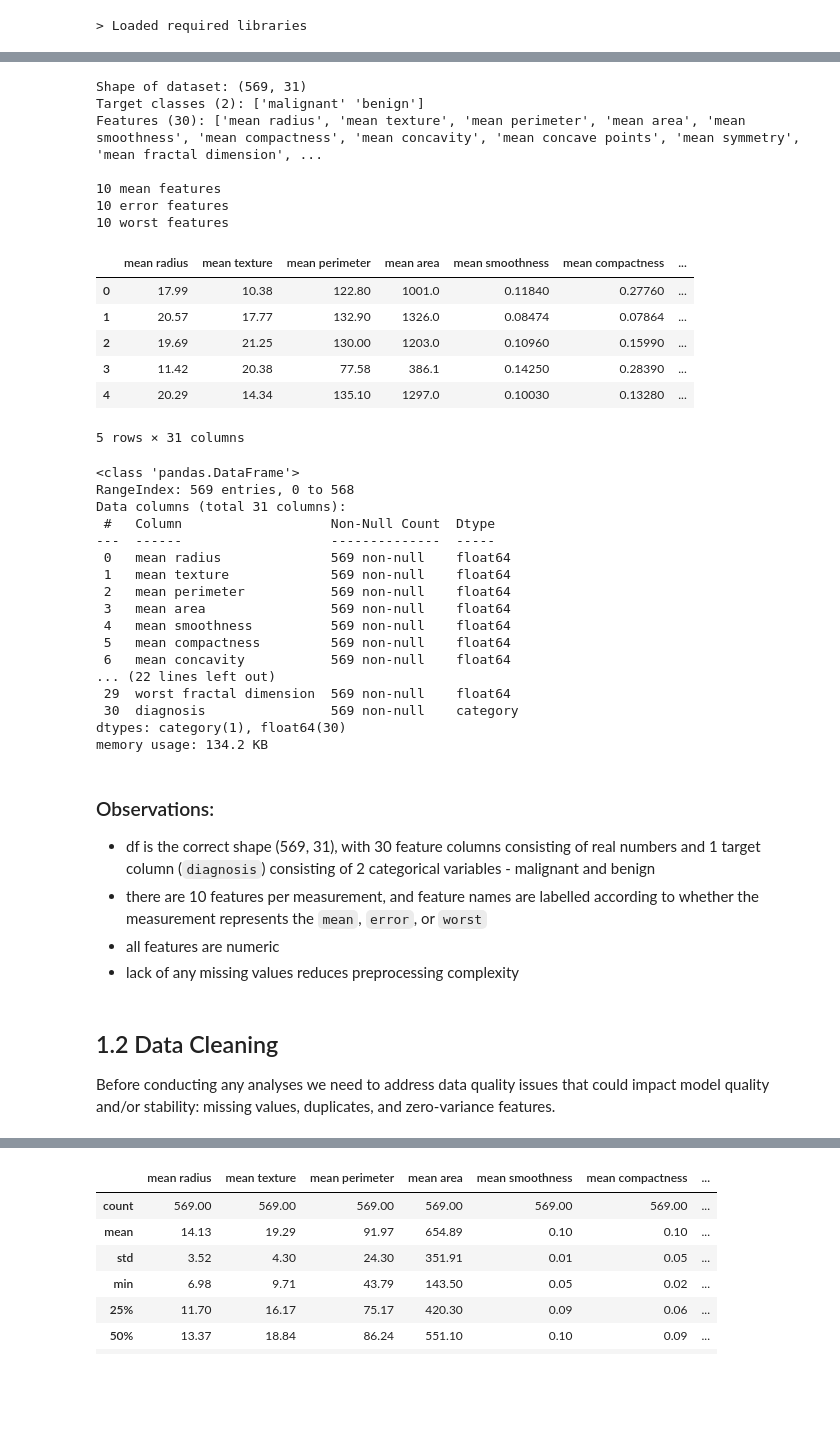
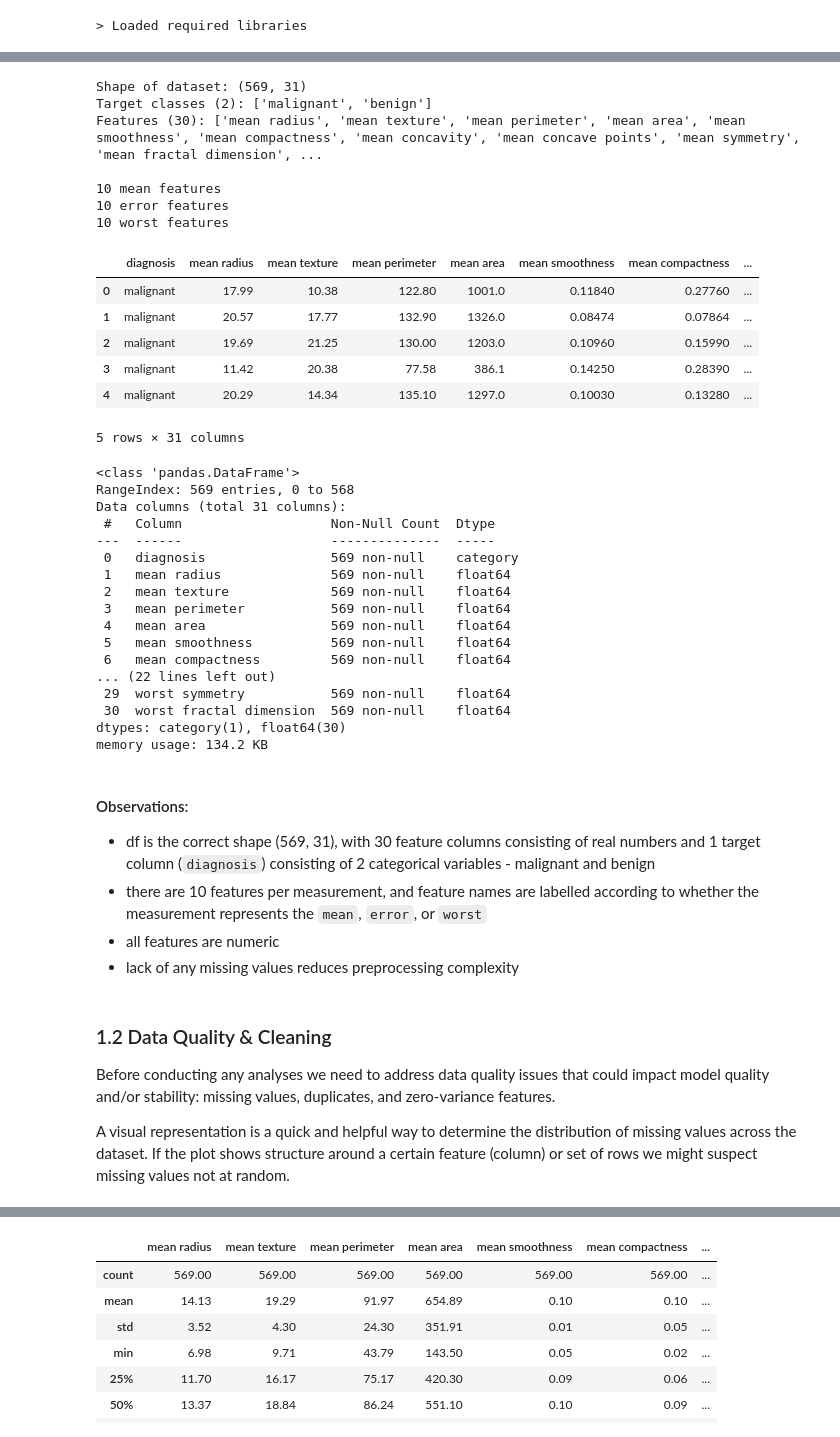
Before and after one commit to sarahcreighton/breast-cancer-classifier, a Jupyter notebook: notebooks/01_eda.ipynb, the cells around one changed output, grey strips where cells are left out. Cells and saved outputs as stored; diff of their text form; code cells hidden in the pictures; blank space fills up the shorter version.

```diff
--- a/notebooks/01_eda.ipynb
+++ b/notebooks/01_eda.ipynb
@@ -83,7 +96,9 @@ print("> Loaded required libraries")
 # %% [output]
 > Loaded required libraries
 # %%
-# hard-coded variables or flags go here
-cols = {"malignant": "darkblue", "benign": "skyblue"} # target
+# hard-coded variables or flags
+data_path = "../data/raw/wdbc.data"
+cols = {"malignant": "darkblue", "benign": "#04b2d1"} # target
+# cols = {"malignant": "#1f77b4", "benign": "#ff7f0e"} # target
 measures = ["mean", "error", "worst"]
 measures_cols = {"mean": "#3498DB", "error": "#F39C12", "worst": "#E74C3C"} # measures
@@ -90,39 +110,36 @@ measures_cols = {"mean": "#3498DB", "error": "#F39C12", "worst": "#E74C3C"} # me
 # %%
-# Load dataset
-data = load_breast_cancer()
-df = pd.DataFrame(data.data, columns = data.feature_names) # add features
+# load dataset
+df = load_raw_data(data_path)
 
-# re-map target to categorical: 0=Malignant, 1=Benign
-df["diagnosis"] = data.target
-df["diagnosis"] = pd.Categorical(
-    df["diagnosis"].map({0: "malignant", 1: "benign"}),
-    categories = data.target_names
-)
+# collect column names
+feature_names = df.select_dtypes(include = "number").columns.tolist()
+target_names = df["diagnosis"].unique().tolist()
 
 # get overview
 print(f"Shape of dataset: {df.shape}")
-print(f"Target classes ({len(data.target_names)}): {data.target_names}")
-print(f"Features ({len(data.feature_names.tolist())}): {data.feature_names.tolist()}\n")
+print(f"Target classes ({len(target_names)}): {target_names}")
+print(f"Features ({len(feature_names)}): {feature_names}\n")
 
 # check that there are 10 features per measurement
-for i in measures:
-    print(f"{len(df.columns[df.columns.str.contains(i)])} {i} features")
+for m in measures:
+    count = sum(m in col for col in df.columns)
+    print(f"{count} {m} features")
 
-df.head() # df snapshot
+df.head() # snapshot
 # %% [output]
 Shape of dataset: (569, 31)
-Target classes (2): ['malignant' 'benign']
+Target classes (2): ['malignant', 'benign']
 Features (30): ['mean radius', 'mean texture', 'mean perimeter', 'mean area', 'mean smoothness', 'mean compactness', 'mean concavity', 'mean concave points', 'mean symmetry', 'mean fractal dimension', ...
 
 10 mean features
 10 error features
 10 worst features
-|  | mean radius | mean texture | mean perimeter | mean area | mean smoothness | mean compactness | ... |
-| 0 | 17.99 | 10.38 | 122.80 | 1001.0 | 0.11840 | 0.27760 | ... |
-| 1 | 20.57 | 17.77 | 132.90 | 1326.0 | 0.08474 | 0.07864 | ... |
-| 2 | 19.69 | 21.25 | 130.00 | 1203.0 | 0.10960 | 0.15990 | ... |
-| 3 | 11.42 | 20.38 | 77.58 | 386.1 | 0.14250 | 0.28390 | ... |
-| 4 | 20.29 | 14.34 | 135.10 | 1297.0 | 0.10030 | 0.13280 | ... |
+|  | diagnosis | mean radius | mean texture | mean perimeter | mean area | mean smoothness | mean compactness | ... |
+| 0 | malignant | 17.99 | 10.38 | 122.80 | 1001.0 | 0.11840 | 0.27760 | ... |
+| 1 | malignant | 20.57 | 17.77 | 132.90 | 1326.0 | 0.08474 | 0.07864 | ... |
+| 2 | malignant | 19.69 | 21.25 | 130.00 | 1203.0 | 0.10960 | 0.15990 | ... |
+| 3 | malignant | 11.42 | 20.38 | 77.58 | 386.1 | 0.14250 | 0.28390 | ... |
+| 4 | malignant | 20.29 | 14.34 | 135.10 | 1297.0 | 0.10030 | 0.13280 | ... |
 5 rows × 31 columns
 # %%
 # print summary of df
@@ -133,25 +150,27 @@ RangeIndex: 569 entries, 0 to 568
 Data columns (total 31 columns):
  #   Column                   Non-Null Count  Dtype
 ---  ------                   --------------  -----
- 0   mean radius              569 non-null    float64
- 1   mean texture             569 non-null    float64
- 2   mean perimeter           569 non-null    float64
- 3   mean area                569 non-null    float64
- 4   mean smoothness          569 non-null    float64
- 5   mean compactness         569 non-null    float64
- 6   mean concavity           569 non-null    float64
+ 0   diagnosis                569 non-null    category
+ 1   mean radius              569 non-null    float64
+ 2   mean texture             569 non-null    float64
+ 3   mean perimeter           569 non-null    float64
+ 4   mean area                569 non-null    float64
+ 5   mean smoothness          569 non-null    float64
+ 6   mean compactness         569 non-null    float64
 ... (22 lines left out)
- 29  worst fractal dimension  569 non-null    float64
- 30  diagnosis                569 non-null    category
+ 29  worst symmetry           569 non-null    float64
+ 30  worst fractal dimension  569 non-null    float64
 dtypes: category(1), float64(30)
 memory usage: 134.2 KB
 # %% [markdown]
-### Observations:
+#### Observations:
 - df is the correct shape (569, 31), with 30 feature columns consisting of real numbers and 1 target column (`diagnosis`) consisting of 2 categorical variables - malignant and benign
 - there are 10 features per measurement, and feature names are labelled according to whether the measurement represents the `mean`, `error`, or `worst`
 - all features are numeric
 - lack of any missing values reduces preprocessing complexity
 # %% [markdown]
-## 1.2 Data Cleaning
+### 1.2 Data Quality & Cleaning
 Before conducting any analyses we need to address data quality issues that could impact model quality and/or stability: missing values, duplicates, and zero-variance features.
+
+A visual representation is a quick and helpful way to determine the distribution of missing values across the dataset. If the plot shows structure around a certain feature (column) or set of rows we might suspect missing values not at random.
 # %%
```
Also changed, not shown: parts of 68 cells of this notebook, 1 other file.
